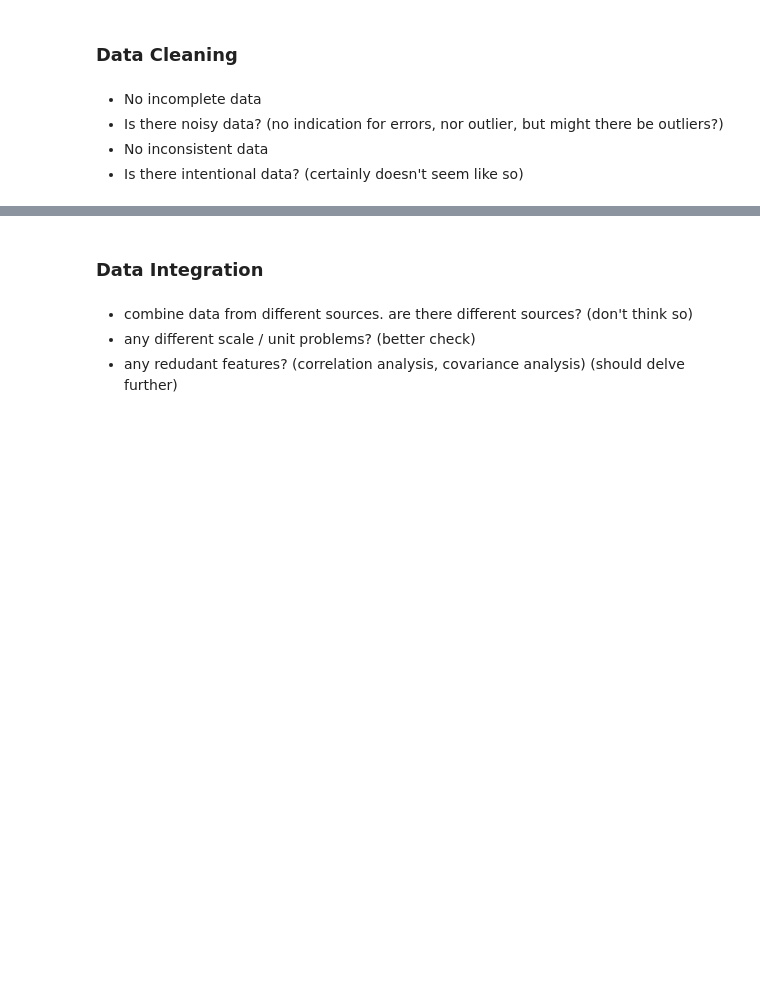
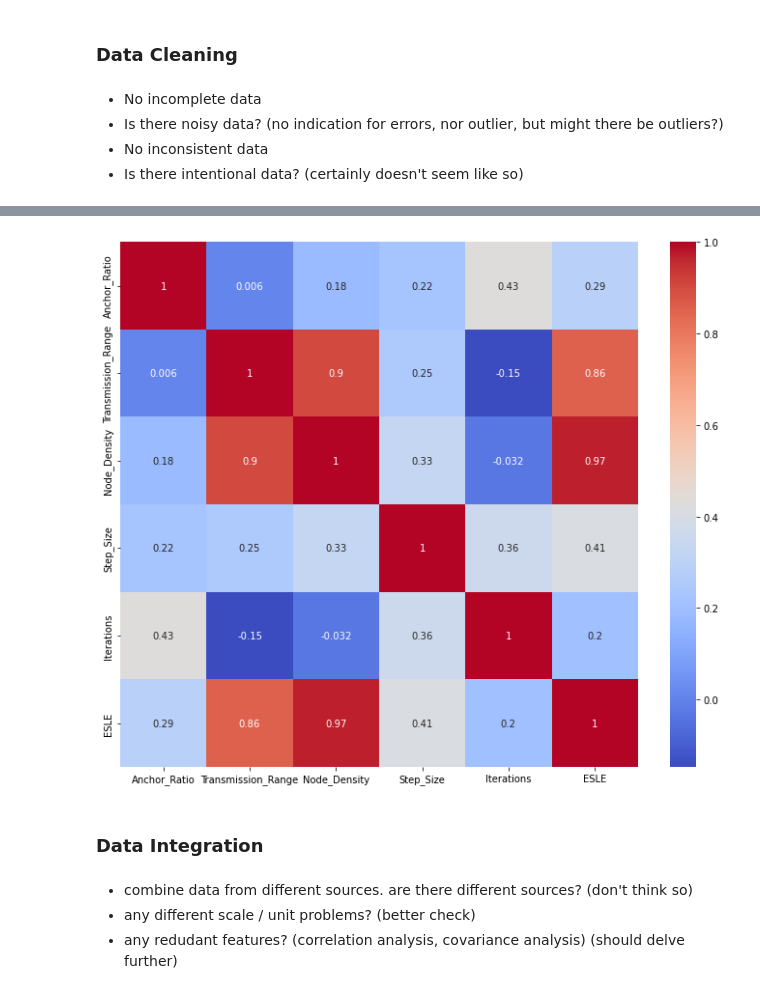
Before and after one commit to leobt23/Computational_Intelligence_forIOT, a Jupyter notebook: project_1/project_NNs.ipynb, the cells around one changed output, grey strips where cells are left out. Saved outputs shown, nothing was run; the diff lists cells and outputs as text; code cells hidden in the pictures; blank space fills up the shorter version.

```diff
--- a/project_1/project_NNs.ipynb
+++ b/project_1/project_NNs.ipynb
@@ -109,0 +108,18 @@ dtype: int64
+# %%
+# Verify if there are any missing values
+print(data.isnull().sum())
+
+# Boxplot: ends of the box are the quartiles; median is marked; add
+# whiskers, and plot outliers individually
+# 1.5 x IQR rule
+# Calculate the IQR
+Q1 = data.quantile(0.25)
+Q3 = data.quantile(0.75)
+IQR = Q3 - Q1
+
+# Get observations with above or qual to 1.5 x IQR rule
+outliers = (data < (Q1 - 1.5 * IQR)) | (data > (Q3 + 1.5 * IQR))
+print(outliers.sum())
+
+# Print observations with above or qual to 1.5 x IQR rule
+outliers_to_visualize = data[outliers.any(axis=1)]
@@ -110,3 +141,14 @@ dtype: int64
+# %%
+
+# Calculate correlation matrix for your outliers
+corr_matrix = outliers_to_visualize.corr()
+
+# Plot the correlation matrix using a heatmap
+plt.figure(figsize=(12, 10))
+sns.heatmap(corr_matrix, annot=True, cmap='coolwarm')
+plt.show()
+# %% [output]
+[figure, added]
 # %% [markdown]
 ### Data Integration
 # %% [markdown]
```
Also changed, not shown: parts of 4 cells of this notebook.
